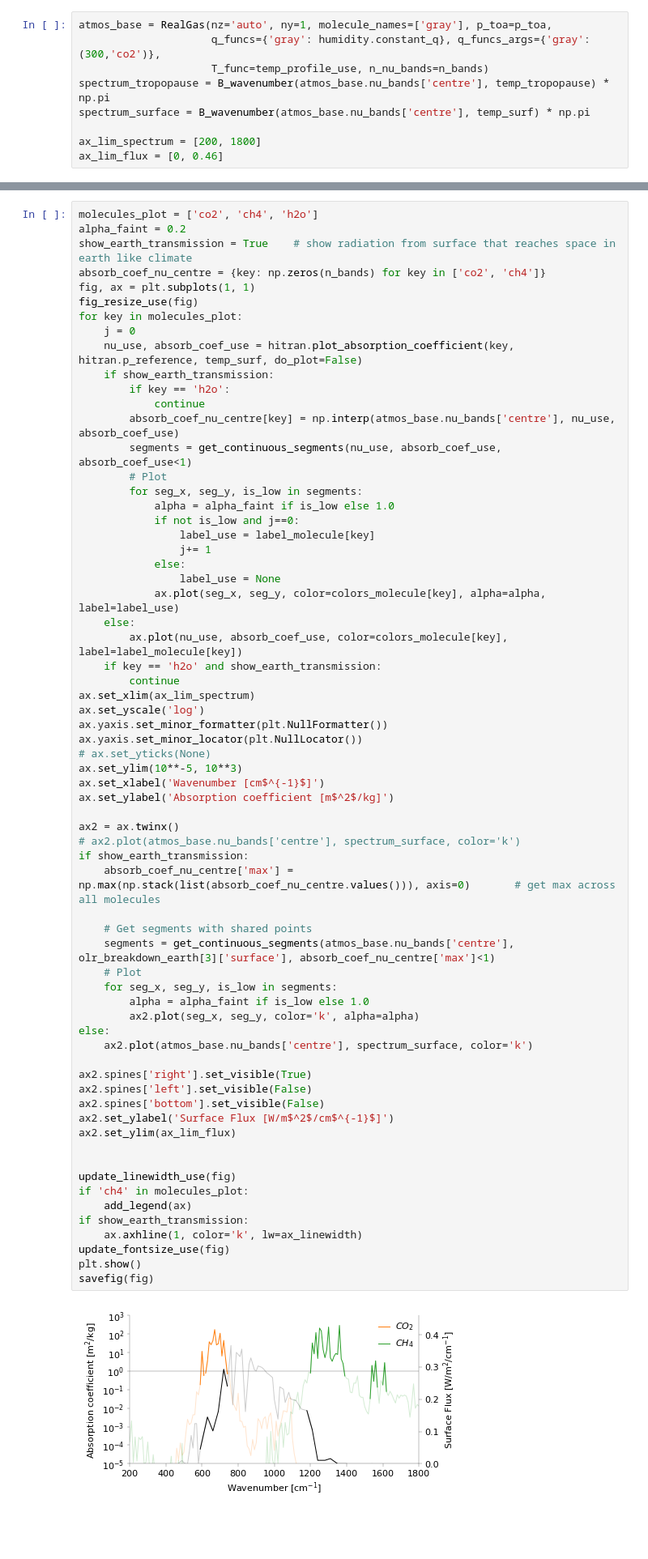
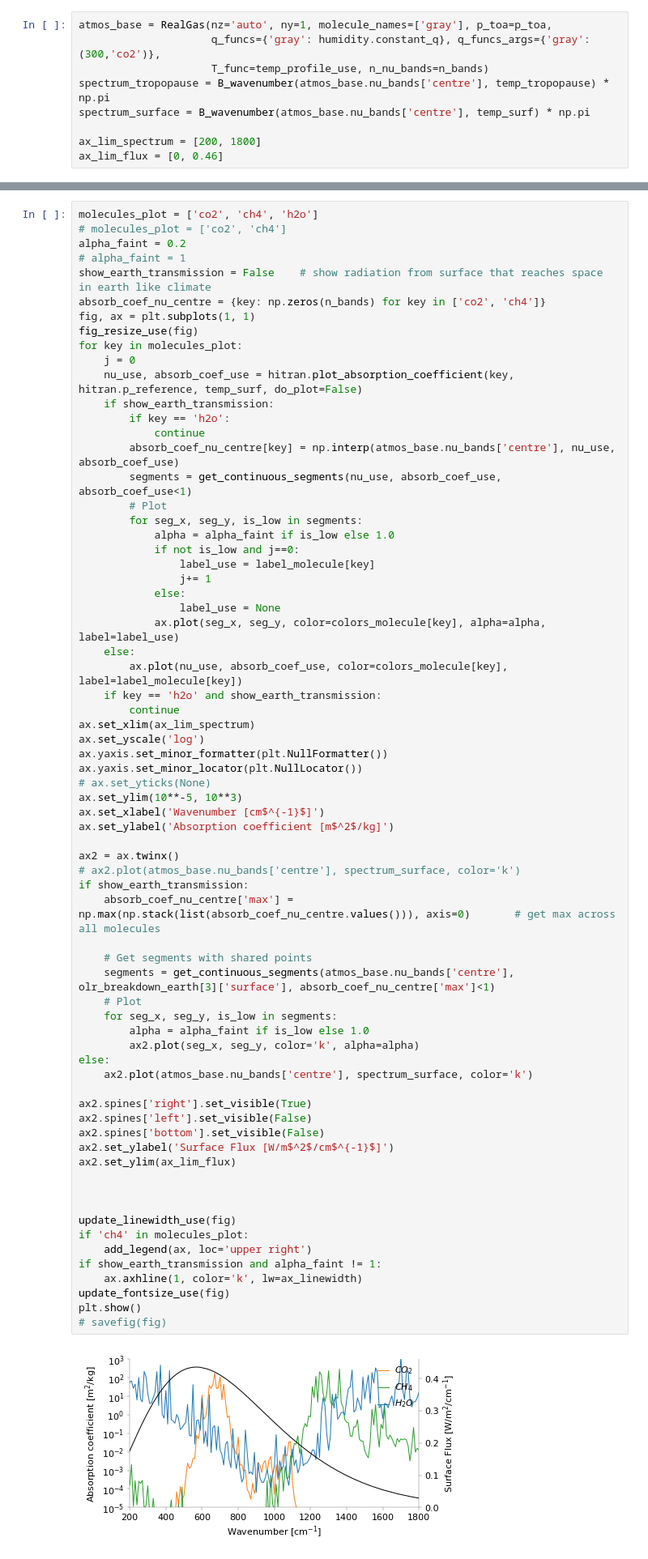
Before and after one commit to jduffield65/ClimateModel, a Jupyter notebook: coast_talk/real_gas.ipynb, the cells around one changed output, grey strips where cells are left out. Shown at 81% size. Drawn from its saved outputs; the diff is of its cells as text; blank space fills up the shorter version.

```diff
--- a/coast_talk/real_gas.ipynb
+++ b/coast_talk/real_gas.ipynb
@@ -128,7 +112,9 @@ def get_continuous_segments(x, y, mask):
 # %%
 molecules_plot = ['co2', 'ch4', 'h2o']
+# molecules_plot = ['co2', 'ch4']
 alpha_faint = 0.2
-show_earth_transmission = True    # show radiation from surface that reaches space in earth like climate
+# alpha_faint = 1
+show_earth_transmission = False    # show radiation from surface that reaches space in earth like climate
 absorb_coef_nu_centre = {key: np.zeros(n_bands) for key in ['co2', 'ch4']}
 fig, ax = plt.subplots(1, 1)
 fig_resize_use(fig)
@@ -162,34 +148,35 @@ ax.set_ylim(10**-5, 10**3)
 ax.set_xlabel('Wavenumber [cm$^{-1}$]')
 ax.set_ylabel('Absorption coefficient [m$^2$/kg]')
 
 ax2 = ax.twinx()
 # ax2.plot(atmos_base.nu_bands['centre'], spectrum_surface, color='k')
 if show_earth_transmission:
     absorb_coef_nu_centre['max'] = np.max(np.stack(list(absorb_coef_nu_centre.values())), axis=0)       # get max across all molecules
 
     # Get segments with shared points
     segments = get_continuous_segments(atmos_base.nu_bands['centre'], olr_breakdown_earth[3]['surface'], absorb_coef_nu_centre['max']<1)
     # Plot
     for seg_x, seg_y, is_low in segments:
         alpha = alpha_faint if is_low else 1.0
         ax2.plot(seg_x, seg_y, color='k', alpha=alpha)
 else:
     ax2.plot(atmos_base.nu_bands['centre'], spectrum_surface, color='k')
 
 ax2.spines['right'].set_visible(True)
 ax2.spines['left'].set_visible(False)
 ax2.spines['bottom'].set_visible(False)
 ax2.set_ylabel('Surface Flux [W/m$^2$/cm$^{-1}$]')
 ax2.set_ylim(ax_lim_flux)
 
 
+
 update_linewidth_use(fig)
 if 'ch4' in molecules_plot:
-    add_legend(ax)
-if show_earth_transmission:
+    add_legend(ax, loc='upper right')
+if show_earth_transmission and alpha_faint != 1:
     ax.axhline(1, color='k', lw=ax_linewidth)
 update_fontsize_use(fig)
 plt.show()
-savefig(fig)
+# savefig(fig)
 # %% [output]
-[figure, old version]
+[figure, new version]
```
Also changed, not shown: parts of 16 cells of this notebook, 1 other file.
